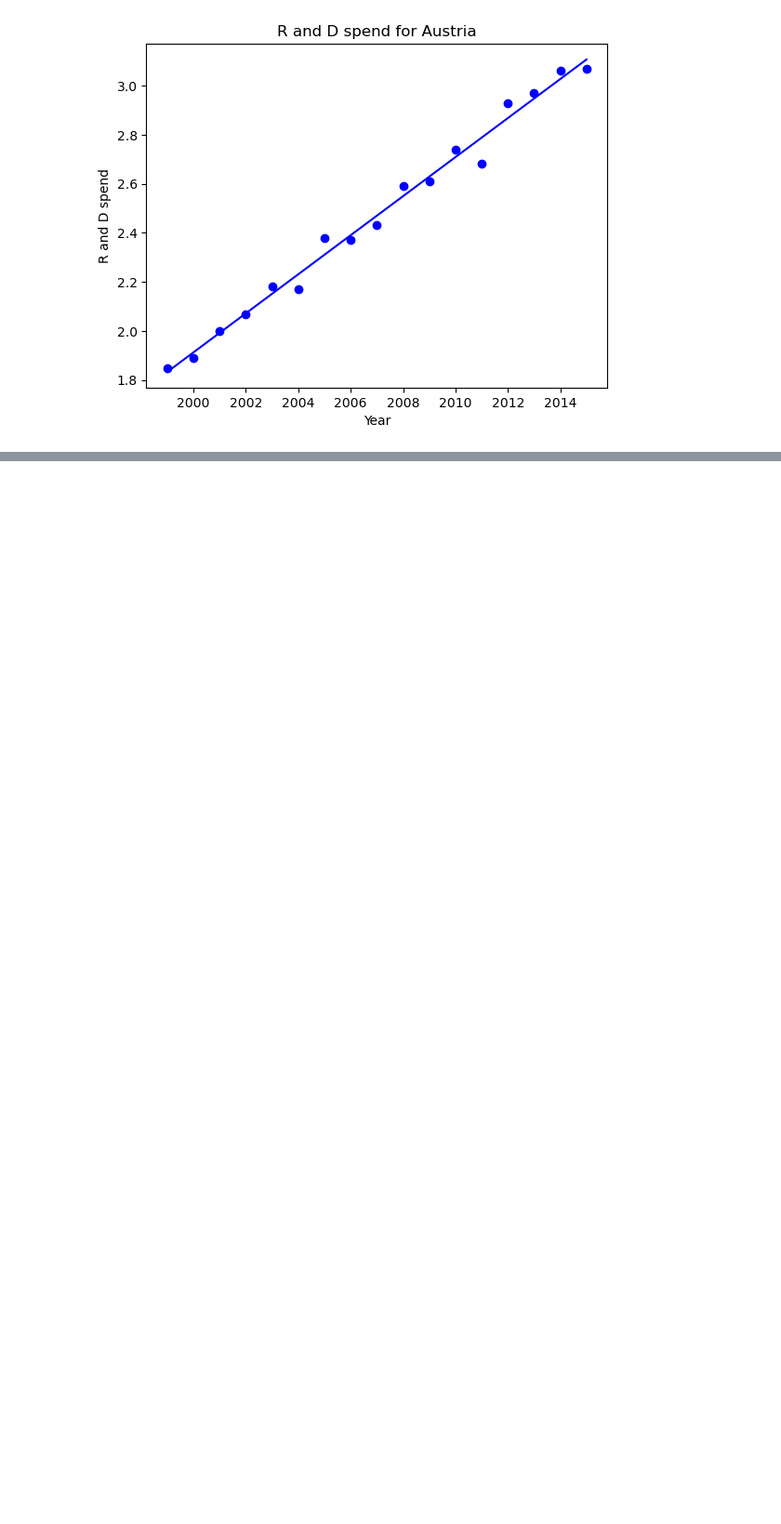
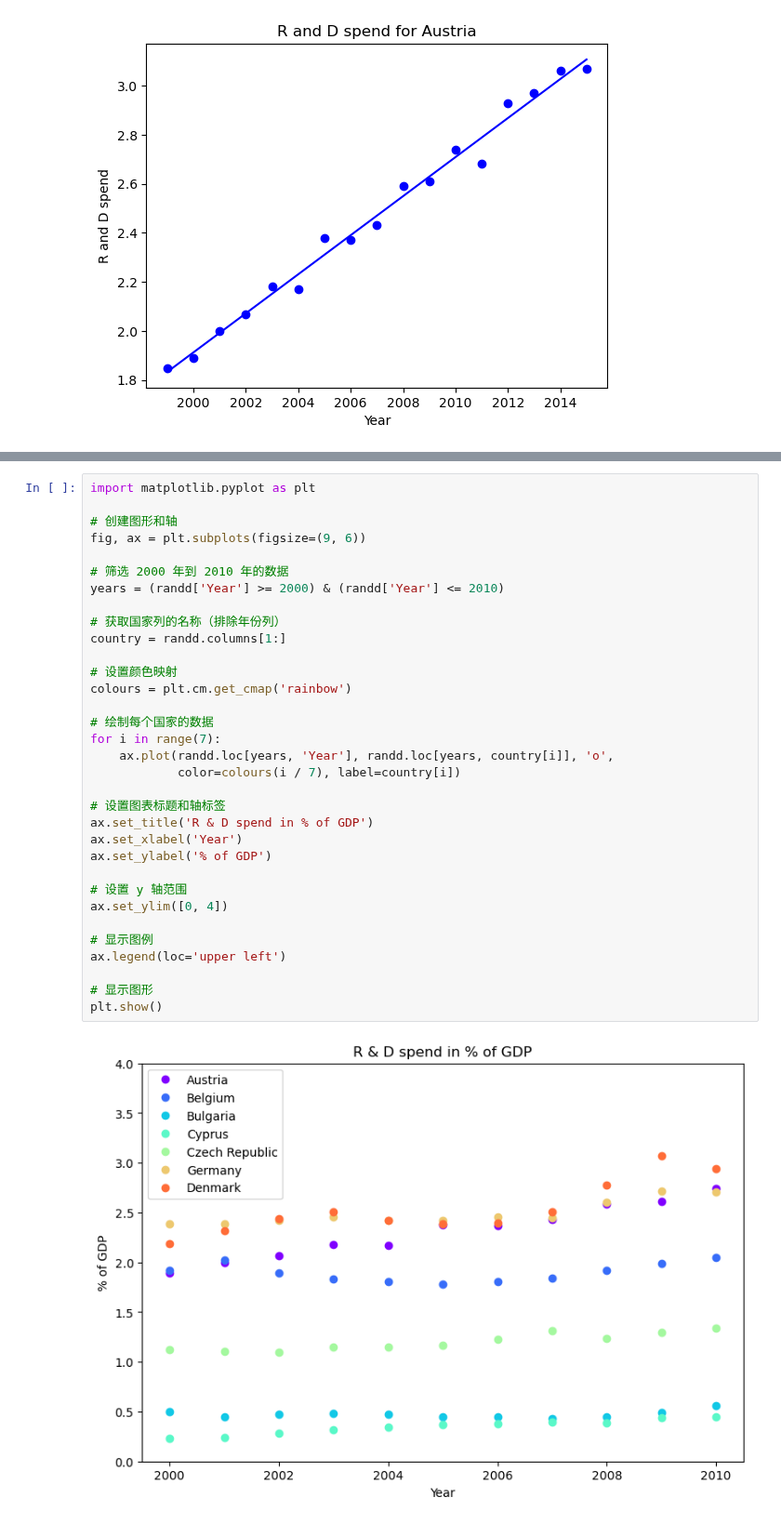
Before and after one commit to Chenji-s/test1, a Jupyter notebook: 教学week7.ipynb, the cells around one changed output, grey strips where cells are left out. Shown at 93% size. Saved outputs shown, nothing was run; the diff lists cells and outputs as text; blank space fills up the shorter version.

```diff
--- a/教学week7.ipynb
+++ b/教学week7.ipynb
@@ -548,0 +649,35 @@ plt.show()
+# %%
+import matplotlib.pyplot as plt
+
+# 创建图形和轴
+fig, ax = plt.subplots(figsize=(9, 6))
+
+# 筛选 2000 年到 2010 年的数据
+years = (randd['Year'] >= 2000) & (randd['Year'] <= 2010)
+
+# 获取国家列的名称（排除年份列）
+country = randd.columns[1:]
+
+# 设置颜色映射
+colours = plt.cm.get_cmap('rainbow')
+
+# 绘制每个国家的数据
+for i in range(7):
+    ax.plot(randd.loc[years, 'Year'], randd.loc[years, country[i]], 'o',
+            color=colours(i / 7), label=country[i])
+
+# 设置图表标题和轴标签
+ax.set_title('R & D spend in % of GDP')
+ax.set_xlabel('Year')
+ax.set_ylabel('% of GDP')
+
+# 设置 y 轴范围
+ax.set_ylim([0, 4])
+
+# 显示图例
+ax.legend(loc='upper left')
+
+# 显示图形
+plt.show()
+# %% [output]
+[figure, added]
```
Also changed, not shown: parts of 3 cells of this notebook.
